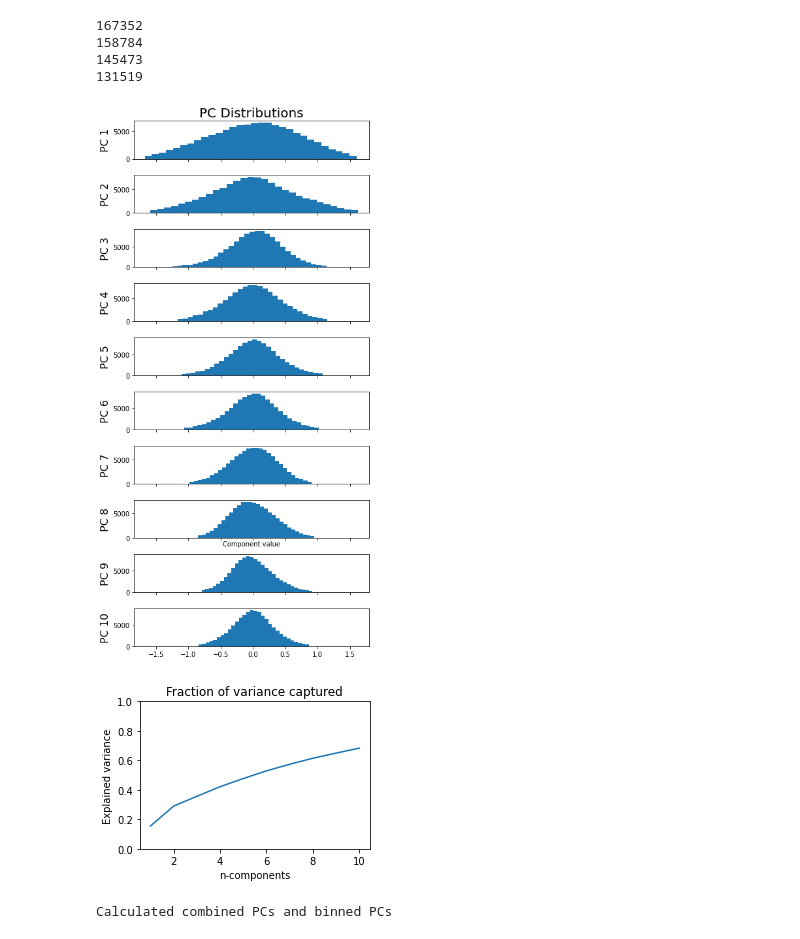
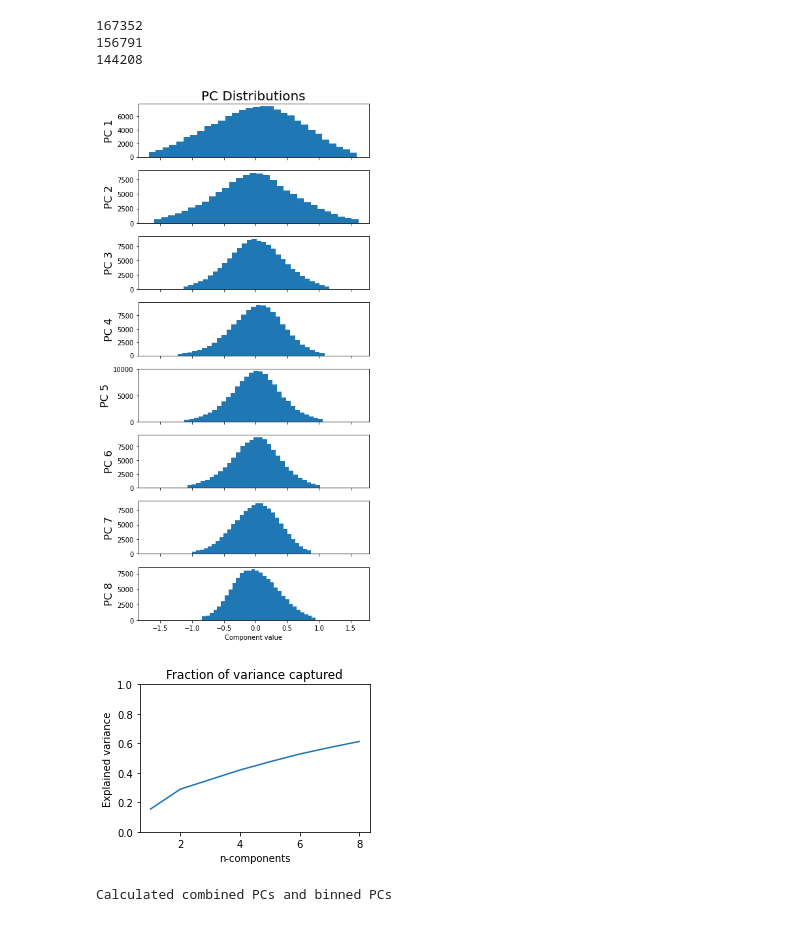
Before and after one commit to looneytunes2/NeutrophilShapeAnalysis, a Jupyter notebook: Notebooks/PCA with all 37C confocal data.ipynb, the cells around one changed output. Cells and saved outputs as stored; diff of their text form; code cells hidden in the pictures.

```diff
--- a/Notebooks/PCA with all 37C confocal data.ipynb
+++ b/Notebooks/PCA with all 37C confocal data.ipynb
@@ -56,7 +56,7 @@ df = smdf.merge(cellinfo.drop(columns=['image', 'cropx (pixels)',
 print(len(df))
 
 ############# filter out shape outliers #############
-df = df[(df.Cell_Volume < 2070) & (df.Cell_Volume > 498)]
+df = df[(df.Cell_Volume < 1550) & (df.Cell_Volume > 498)]
 df = df[(df.Cell_SurfaceArea < 1800) & (df.Cell_SurfaceArea > 500)]
 print(len(df))
 
@@ -64,19 +64,18 @@ print(len(df))
 df = df.drop(df[df.isin(df[df.speed>0.8].CellID.unique()).any(axis=1)].index).reset_index(drop=True)
 print(len(df))
 
-############# filter out galvanotaxis ##############
-df = df.drop(df[(df.CellID.isin([x for x in df.CellID.unique() if '3mA' in x])) & (df.frame>180)].index).reset_index(drop=True)
-print(len(df))
+# ############# filter out galvanotaxis ##############
+# df = df.drop(df[(df.CellID.isin([x for x in df.CellID.unique() if '3mA' in x])) & (df.frame>180)].index).reset_index(drop=True)
+# print(len(df))
 # %% [output]
 167352
-158784
-145473
-131519
+156791
+144208
 # %%
 ######### PERFORM PCA ################
 
 #specify number of PCs and number of bins
-npcs = 10
+npcs = 8
 nbins = 5
 bins = list(range(1,nbins+1))
 lmax = 10
@@ -197,7 +196,7 @@ pk.dump(pca, open(savedir+"pca.pkl","wb"))
 
 ########### plot distributions of PCs ###################
 import matplotlib.pyplot as plt
-fig, axes = plt.subplots(10, 1, figsize=(6,12), sharex=True)
+fig, axes = plt.subplots(npcs, 1, figsize=(6,12), sharex=True)
 for i, ax in enumerate(axes[:]):
     ax.hist(df[pc_names].iloc[:,i].values, 30)
 # for i, ax in enumerate(axes[:,1]):
@@ -279,35 +278,35 @@ with open(f"{save}.txt", "w") as flog:
             f"\nExamplined variance by PC{comp+1} = {100*pca.explained_variance_ratio_[comp]:.1f}%",
             file=flog,
         )
 
         # Feature importance is reported in 3 ways:
         # _PC - raw loading
         # _aPC - absolute loading
         # _cPC - normalized cummulative loading
         pc_name = pc_names[comp]
         df_sorted = df_dimred.sort_values(
             by=[pc_name.replace("_PC", "_aPC")], ascending=False
         )
         pca_cum_contrib = np.cumsum(
             df_sorted[pc_name.replace("_PC", "_aPC")].values
             / df_sorted[pc_name.replace("_PC", "_aPC")].sum()
         )
         pca_cum_thresh = np.abs(pca_cum_contrib - 0.80).argmin()
         df_sorted = df_sorted.head(n=pca_cum_thresh + 1)
 
         print(
             df_sorted[
                 [
                     pc_name,
                     pc_name.replace("_PC", "_aPC"),
                     pc_name.replace("_PC", "_cPC"),
                 ]
             ].head(),
             file=flog,
         )
 # %% [output]
-[figure, old version]
+[figure, new version]
-[figure, old version]
+[figure, new version]
 # %%
 ############# CALCULATE bins for CGPS ###################
 
```
Also changed, not shown: parts of 1 cell of this notebook, 8 other files.
